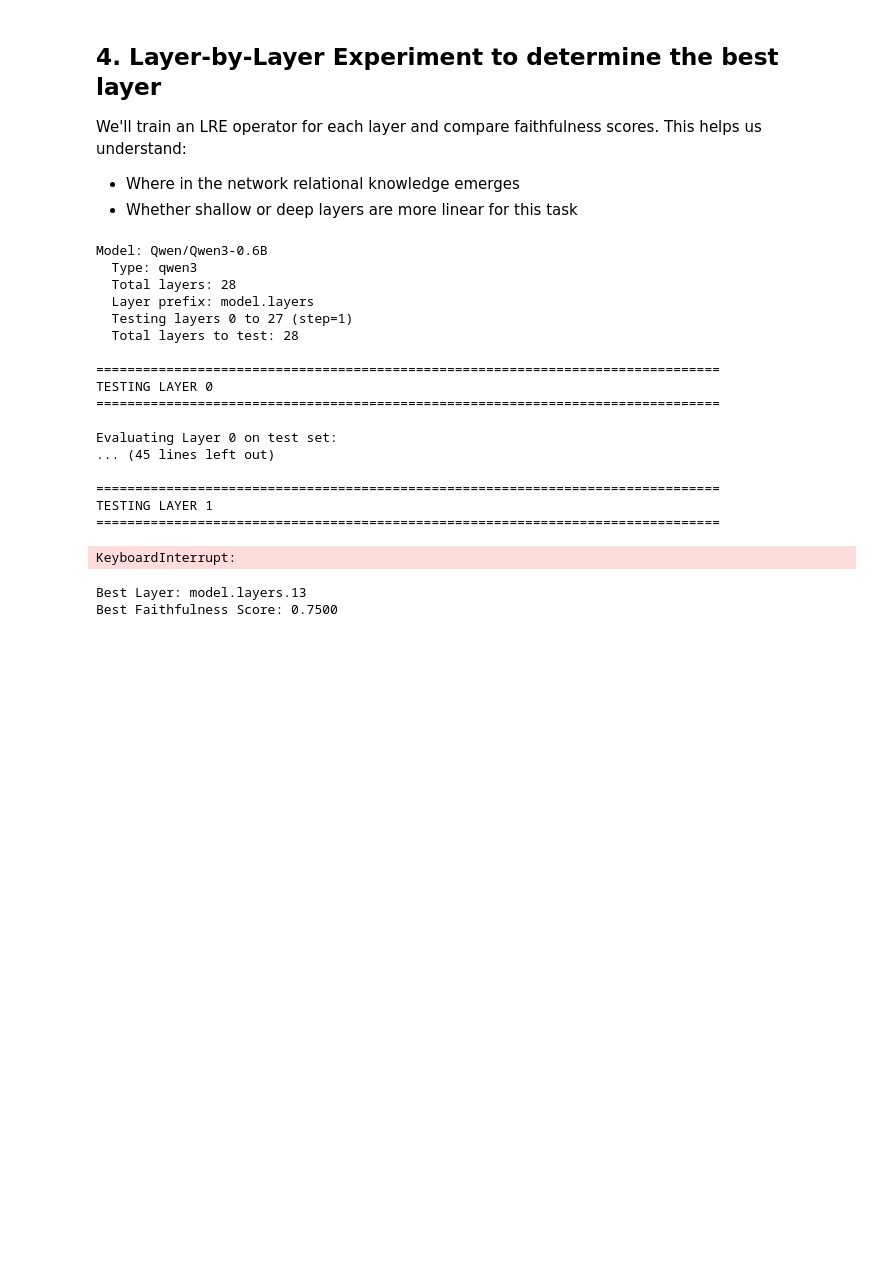
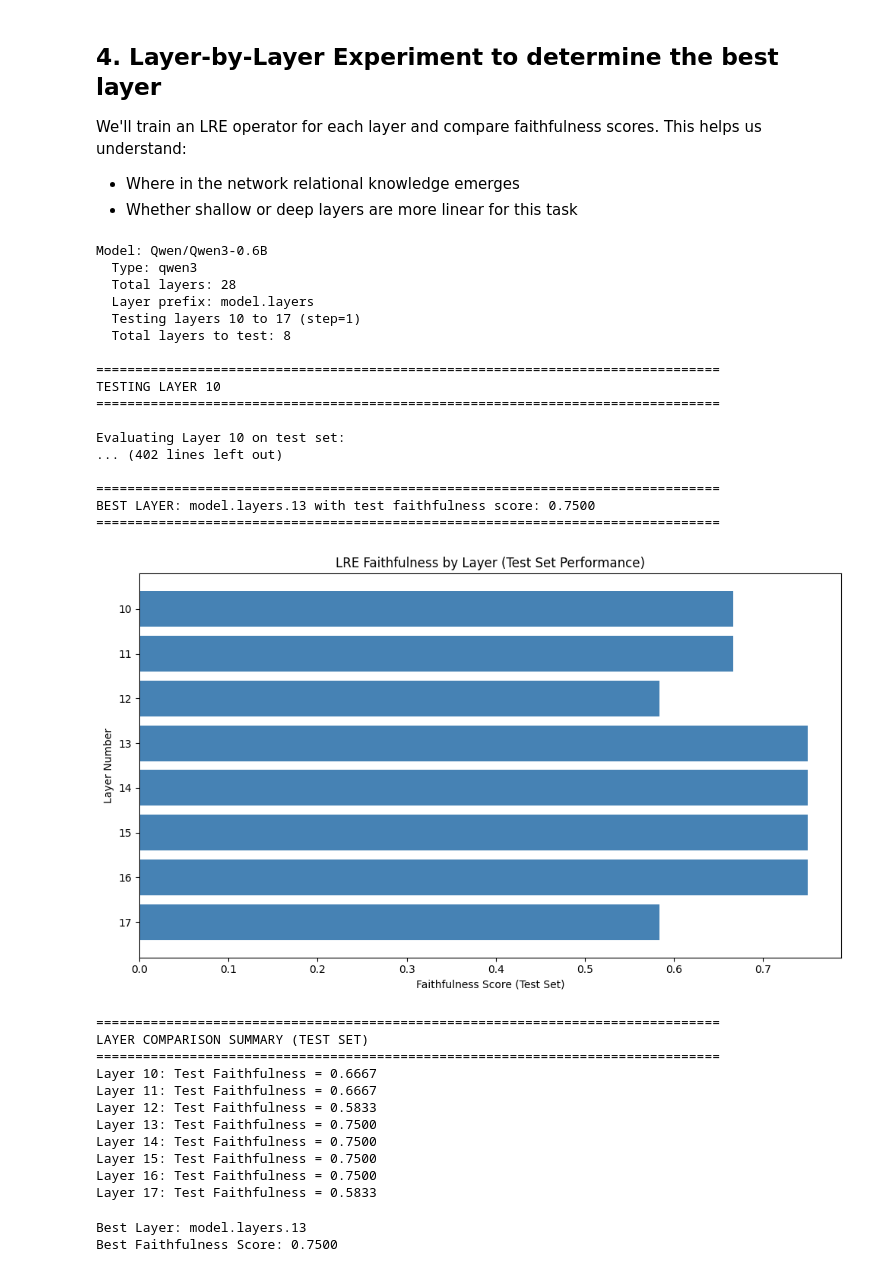
Before and after one commit to mathematicsofpaul/lre-experiment, a Jupyter notebook: lre-experiment-general-qwen3-0.6b copy 2.ipynb, the cells around one changed output. Saved outputs shown, nothing was run; the diff lists cells and outputs as text; code cells hidden in the pictures; blank space fills up the shorter version.

```diff
--- a/lre-experiment-general-qwen3-0.6b copy 2.ipynb
+++ b/lre-experiment-general-qwen3-0.6b copy 2.ipynb
@@ -110,8 +101,8 @@ This helps us understand:
 LAYERS_TO_TEST = get_layers_to_test(
     MODEL_NAME,
     model_info=model_info,
-    start_offset=0,  # Skip first 3 layers
-    end_offset=0,    # Skip last 3 layers
+    start_offset=10,  # Skip first 3 layers
+    end_offset=10,    # Skip last 3 layers
     step=1           # Test every layer (use step=2 for every other layer, etc.)
 )
 
@@ -122,40 +113,51 @@ experiment_results = run_layer_experiment(
     test_data=test_data,
     layers_to_test=LAYERS_TO_TEST,
     template=TEMPLATE,
     visualize=True
 )
 
 # Extract results for later use
 results = experiment_results['results']
 faithfulness_scores = experiment_results['faithfulness_scores']
 best_layer = experiment_results['best_layer']
 best_faithfulness = experiment_results['best_faithfulness']
 
 # Store few_shot_template_full for later evaluation
 few_shot_examples_full = "\n".join([
     TEMPLATE.format(sample['subject']) + f" {sample['object']}."
     for sample in train_data
 ])
 few_shot_template_full = few_shot_examples_full + "\n" + TEMPLATE
 # %% [output]
 Model: Qwen/Qwen3-0.6B
   Type: qwen3
   Total layers: 28
   Layer prefix: model.layers
-  Testing layers 0 to 27 (step=1)
-  Total layers to test: 28
+  Testing layers 10 to 17 (step=1)
+  Total layers to test: 8
 
 ================================================================================
-TESTING LAYER 0
+TESTING LAYER 10
 ================================================================================
 
-Evaluating Layer 0 on test set:
-... (45 lines left out)
+Evaluating Layer 10 on test set:
+... (402 lines left out)
 
 ================================================================================
-TESTING LAYER 1
+BEST LAYER: model.layers.13 with test faithfulness score: 0.7500
 ================================================================================
+[figure, added]
-KeyboardInterrupt:
+================================================================================
+LAYER COMPARISON SUMMARY (TEST SET)
+================================================================================
+Layer 10: Test Faithfulness = 0.6667
+Layer 11: Test Faithfulness = 0.6667
+Layer 12: Test Faithfulness = 0.5833
+Layer 13: Test Faithfulness = 0.7500
+Layer 14: Test Faithfulness = 0.7500
+Layer 15: Test Faithfulness = 0.7500
+Layer 16: Test Faithfulness = 0.7500
+Layer 17: Test Faithfulness = 0.5833
 # %%
 print(f"Best Layer: {best_layer}")
 print(f"Best Faithfulness Score: {best_faithfulness:.4f}")
```
Also changed, not shown: parts of 7 cells of this notebook, 25 other files.
